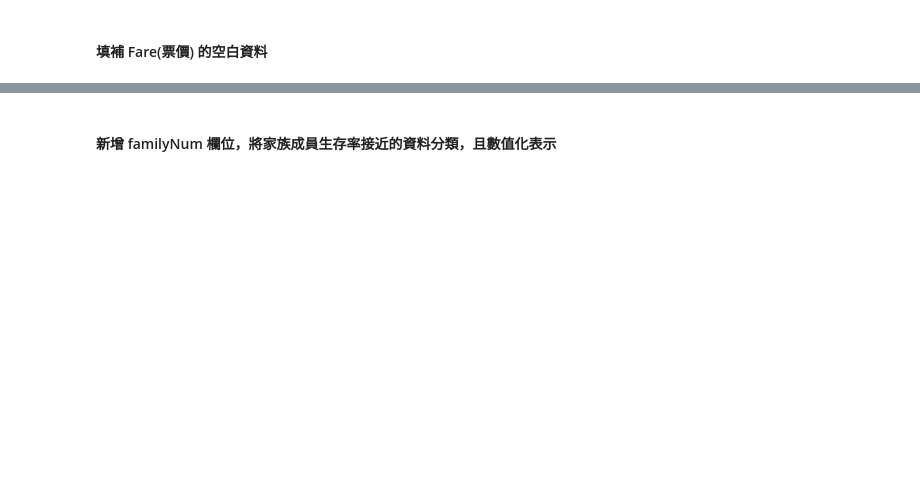
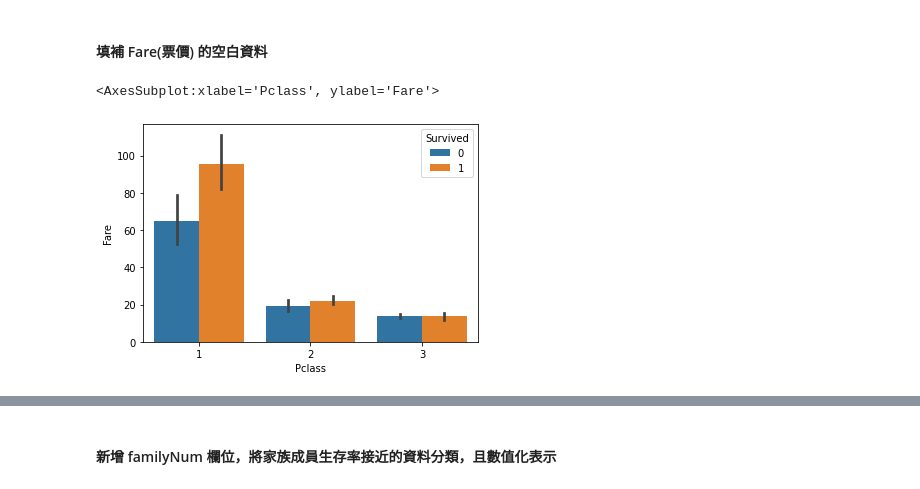
Before and after one commit to DannyHucc/Titanic-Kaggle, a Jupyter notebook: Titanic.ipynb, the cells around one changed output, grey strips where cells are left out. Drawn from its saved outputs; the diff is of its cells as text; code cells hidden in the pictures; blank space fills up the shorter version.

```diff
--- a/Titanic.ipynb
+++ b/Titanic.ipynb
@@ -106,2 +175,8 @@ full['Embarked']=full['Embarked'].fillna('S')
 # %% [markdown]
 #### 填補 Fare(票價) 的空白資料
+# %%
+# Pclass(船艙)的頭等艙與Fare(票價)最有關係
+sns.barplot(data=train, x='Pclass', y='Fare', hue='Survived')
+# %% [output]
+<AxesSubplot:xlabel='Pclass', ylabel='Fare'>
+[figure, added]
```
Also changed, not shown: parts of 56 cells of this notebook.
